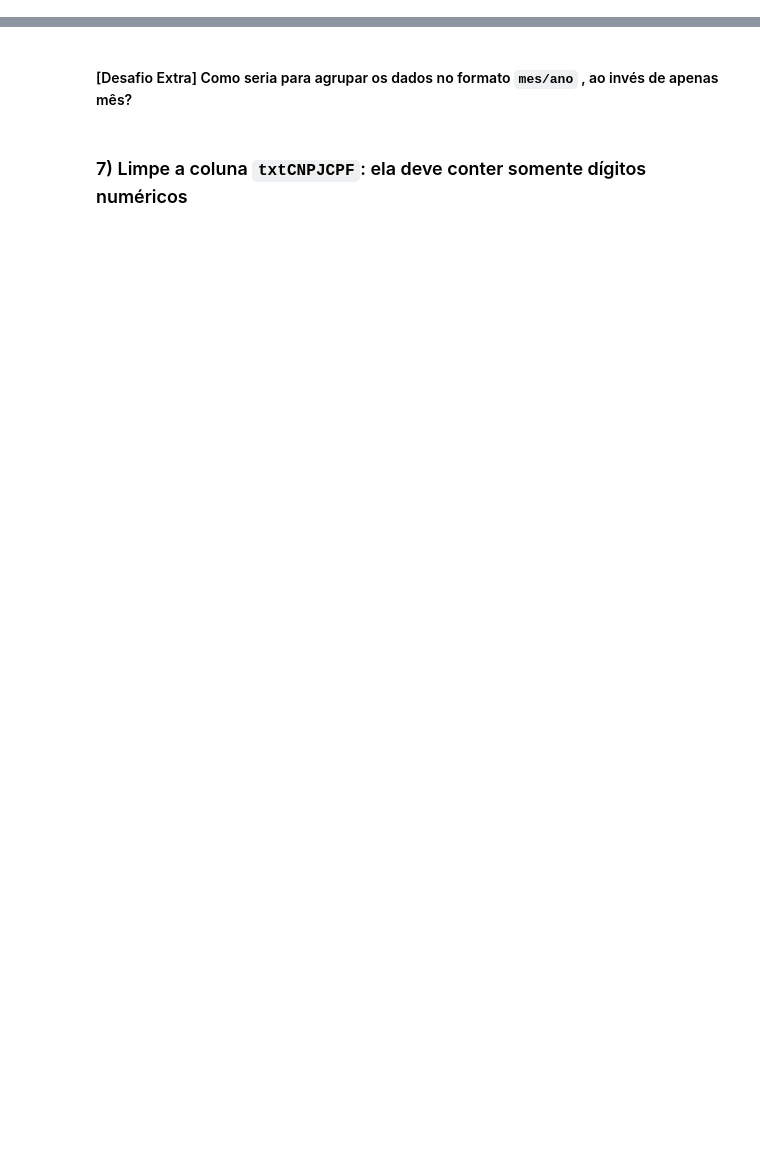
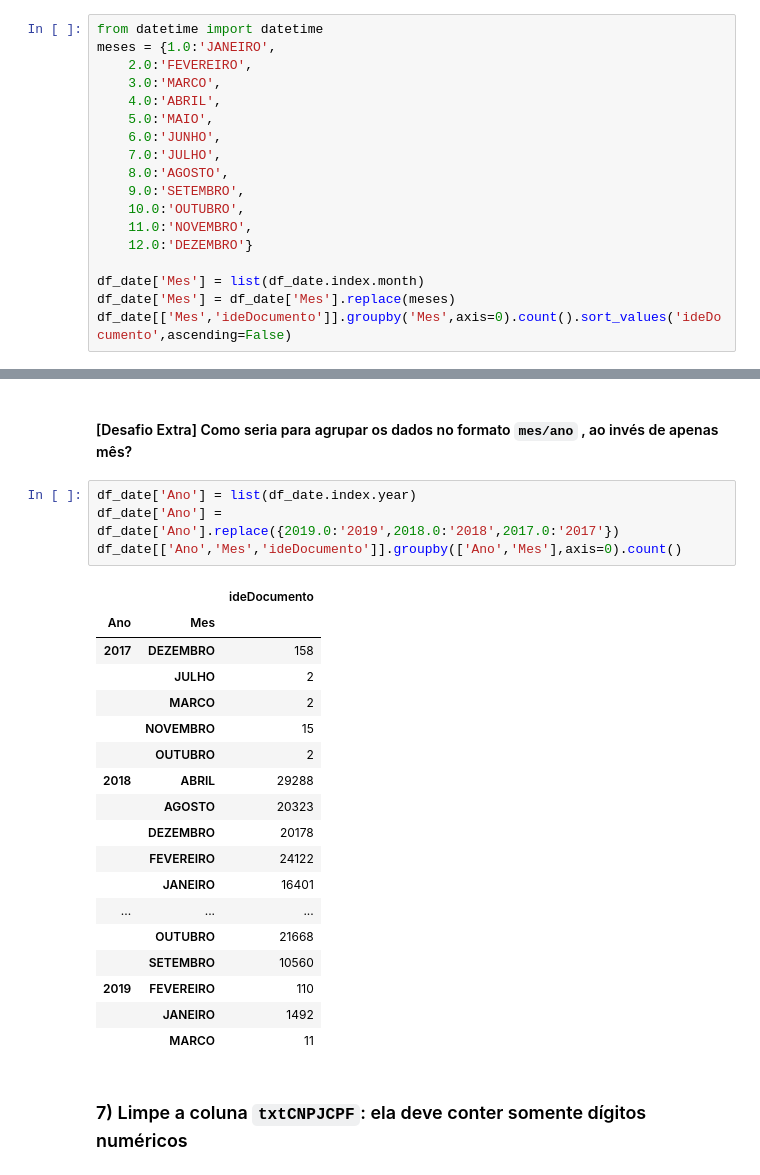
Before and after one commit to artpedro/python-inovacao-civica, a Jupyter notebook: semana_3/desafio/desafio.ipynb, the cells around one changed output, grey strips where cells are left out. Saved outputs shown, nothing was run; the diff lists cells and outputs as text; blank space fills up the shorter version.

```diff
--- a/semana_3/desafio/desafio.ipynb
+++ b/semana_3/desafio/desafio.ipynb
@@ -53,2 +147,20 @@ df[df.ideDocumento.isnull]
 # %% [markdown]
 ### 6) Quais os meses que mais tem solicitação de reembolso?
+# %%
+from datetime import datetime
+meses = {1.0:'JANEIRO',
+    2.0:'FEVEREIRO',
+    3.0:'MARCO',
+    4.0:'ABRIL',
+    5.0:'MAIO',
+    6.0:'JUNHO',
+    7.0:'JULHO',
+    8.0:'AGOSTO',
+    9.0:'SETEMBRO',
+    10.0:'OUTUBRO',
+    11.0:'NOVEMBRO',
+    12.0:'DEZEMBRO'}
+
+df_date['Mes'] = list(df_date.index.month)
+df_date['Mes'] = df_date['Mes'].replace(meses)
+df_date[['Mes','ideDocumento']].groupby('Mes',axis=0).count().sort_values('ideDocumento',ascending=False)
@@ -55,5 +182,28 @@ df[df.ideDocumento.isnull]
 # %% [markdown]
 #### [Desafio Extra] Como seria para agrupar os dados no formato `mes/ano` , ao invés de apenas mês?
+# %%
+df_date['Ano'] = list(df_date.index.year)
+df_date['Ano'] = df_date['Ano'].replace({2019.0:'2019',2018.0:'2018',2017.0:'2017'})
+df_date[['Ano','Mes','ideDocumento']].groupby(['Ano','Mes'],axis=0).count()
+# %% [output]
+|  |  | ideDocumento |
+| Ano | Mes |  |
+| 2017 | DEZEMBRO | 158 |
+|  | JULHO | 2 |
+|  | MARCO | 2 |
+|  | NOVEMBRO | 15 |
+|  | OUTUBRO | 2 |
+| 2018 | ABRIL | 29288 |
+|  | AGOSTO | 20323 |
+|  | DEZEMBRO | 20178 |
+|  | FEVEREIRO | 24122 |
+|  | JANEIRO | 16401 |
+| ... | ... | ... |
+|  | OUTUBRO | 21668 |
+|  | SETEMBRO | 10560 |
+| 2019 | FEVEREIRO | 110 |
+|  | JANEIRO | 1492 |
+|  | MARCO | 11 |
 # %% [markdown]
 ### 7) Limpe a coluna `txtCNPJCPF`: ela deve conter somente dígitos numéricos
 # %%
```
Also changed, not shown: parts of 12 cells of this notebook.
